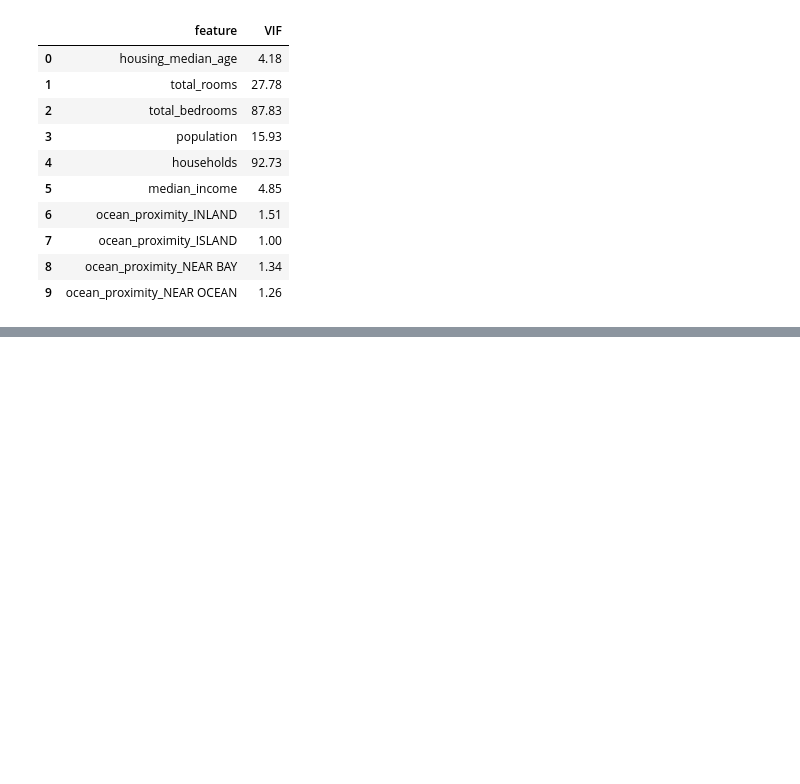
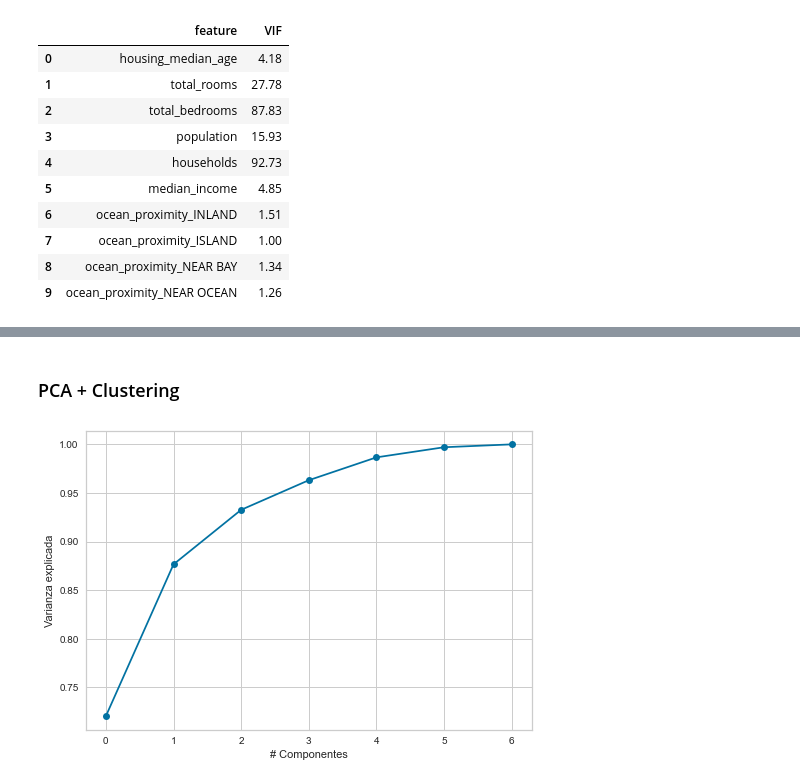
Before and after one commit to agucitri/DS-ONLINE-76, a Jupyter notebook: clase_repaso.ipynb, the cells around one changed output, grey strips where cells are left out. Cells and saved outputs as stored; diff of their text form; code cells hidden in the pictures; blank space fills up the shorter version.

```diff
--- a/clase_repaso.ipynb
+++ b/clase_repaso.ipynb
@@ -260,0 +346,19 @@ Podemos eliminar utilizando técnicas de selección de características:
+# %% [markdown]
+### PCA + Clustering
+# %%
+imputer = KNNImputer()
+scaler = RobustScaler()
+
+X1 = imputer.fit_transform(housing[numerical_features])
+X1 = pd.DataFrame(scaler.fit_transform(X1), columns=numerical_features)
+# %%
+pca = PCA().fit(X1)
+# %%
+variance = pca.explained_variance_ratio_.cumsum()
+
+plt.plot(range(0, len(variance)), variance, marker='o')
+plt.xlabel("# Componentes")
+plt.ylabel('Varianza explicada')
+plt.show()
+# %% [output]
+[figure, added]
```
Also changed, not shown: parts of 17 cells of this notebook.
